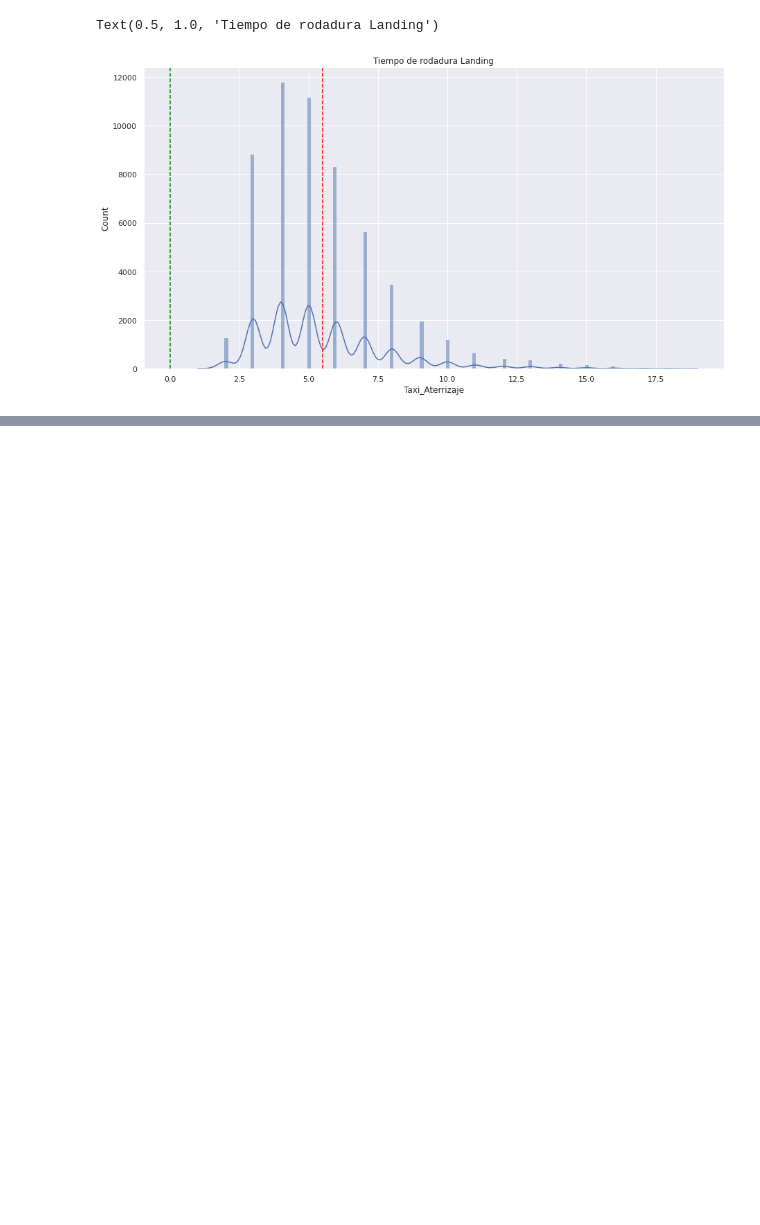
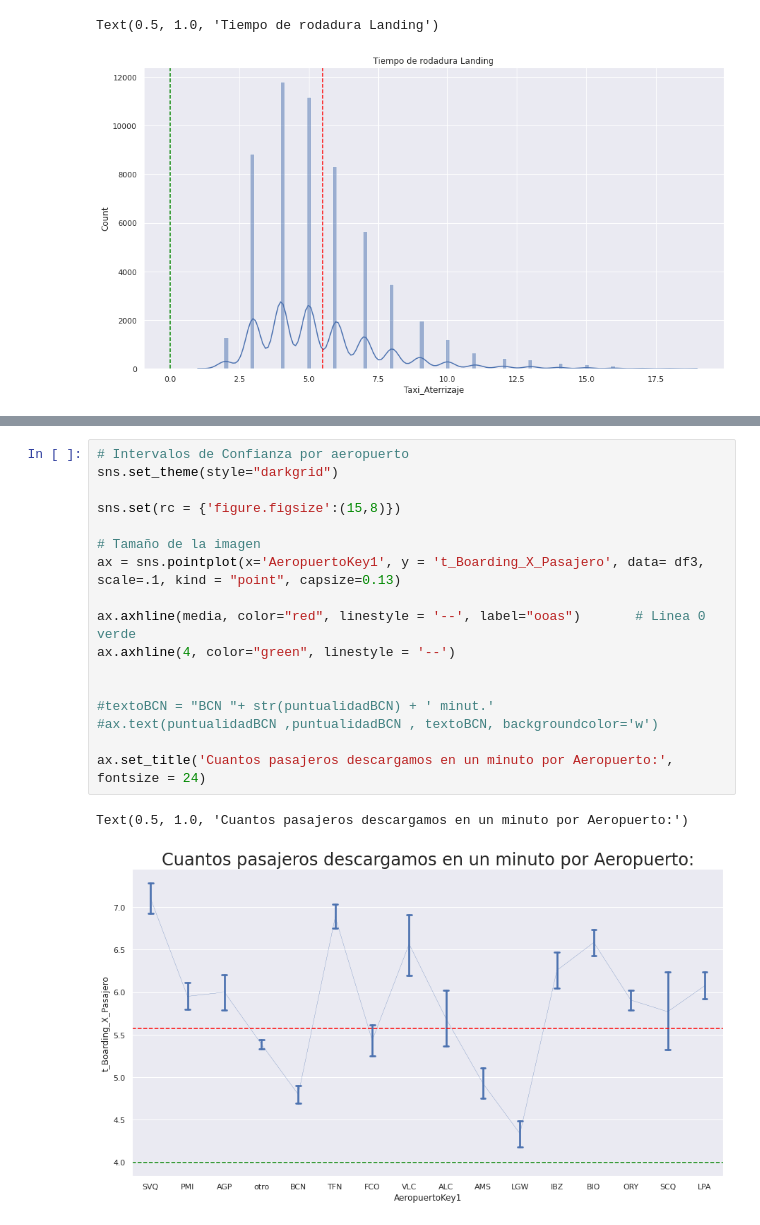
Before and after one commit to JMML2021/Analisis-Compa-ia-Aerea-Espa-ola, a Jupyter notebook: Calculo Vueling 2022 con codigos Rev F.ipynb, the cells around one changed output, grey strips where cells are left out. Cells and saved outputs as stored; diff of their text form; blank space fills up the shorter version.

```diff
--- a/Calculo Vueling 2022 con codigos Rev F.ipynb
+++ b/Calculo Vueling 2022 con codigos Rev F.ipynb
@@ -1053,0 +1113,20 @@ Text(0.5, 1.0, 'Tiempo de rodadura Landing')
+# %%
+# Intervalos de Confianza por aeropuerto
+sns.set_theme(style="darkgrid")
+
+sns.set(rc = {'figure.figsize':(15,8)})
+
+# Tamaño de la imagen
+ax = sns.pointplot(x='AeropuertoKey1', y = 't_Boarding_X_Pasajero', data= df3, scale=.1, kind = "point", capsize=0.13)
+
+ax.axhline(media, color="red", linestyle = '--', label="ooas")       # Linea 0 verde
+ax.axhline(4, color="green", linestyle = '--')
+
+
+#textoBCN = "BCN "+ str(puntualidadBCN) + ' minut.'
+#ax.text(puntualidadBCN ,puntualidadBCN , textoBCN, backgroundcolor='w')
+
+ax.set_title('Cuantos pasajeros descargamos en un minuto por Aeropuerto:', fontsize = 24)
+# %% [output]
+Text(0.5, 1.0, 'Cuantos pasajeros descargamos en un minuto por Aeropuerto:')
+[figure, added]
```
Also changed, not shown: parts of 21 cells of this notebook.
